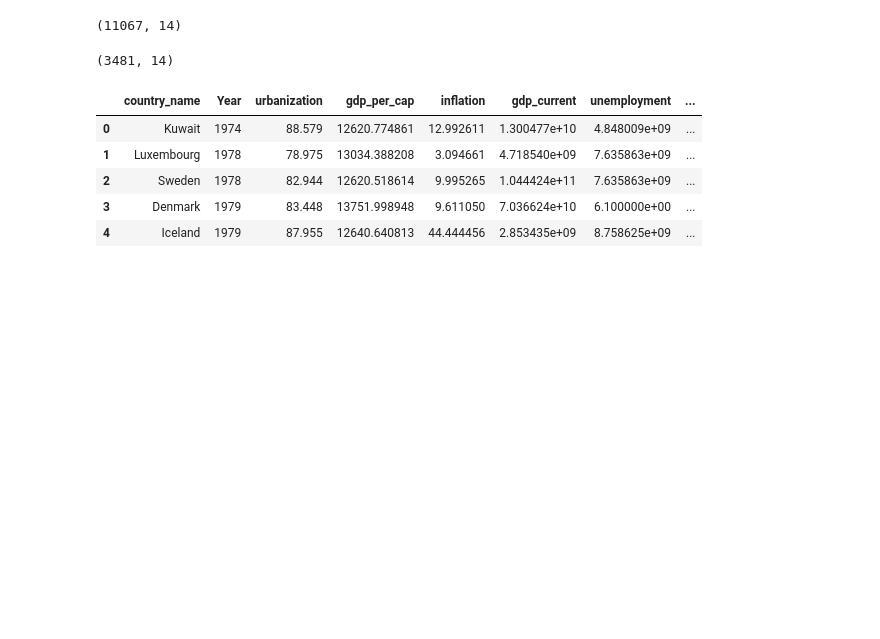
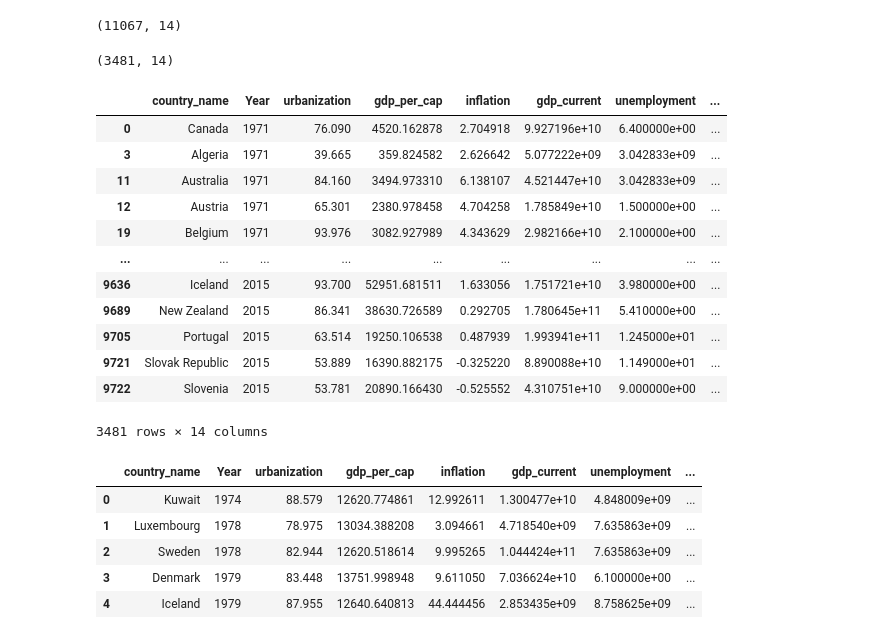
Before and after one commit to siddi582/GDPPredictor, a Jupyter notebook: GDP_forecast_ETL.ipynb, the cells around one changed output. Saved outputs shown, nothing was run; the diff lists cells and outputs as text; code cells hidden in the pictures; blank space fills up the shorter version.

```diff
--- a/GDP_forecast_ETL.ipynb
+++ b/GDP_forecast_ETL.ipynb
@@ -545,6 +545,22 @@ for col in merged_df.columns[2:]:
 print(merged_df.shape)
 # %% [output]
 (3481, 14)
+# %%
+merged_df
+# %% [output]
+|  | country_name | Year | urbanization | gdp_per_cap | inflation | gdp_current | unemployment | ... |
+| 0 | Canada | 1971 | 76.090 | 4520.162878 | 2.704918 | 9.927196e+10 | 6.400000e+00 | ... |
+| 3 | Algeria | 1971 | 39.665 | 359.824582 | 2.626642 | 5.077222e+09 | 3.042833e+09 | ... |
+| 11 | Australia | 1971 | 84.160 | 3494.973310 | 6.138107 | 4.521447e+10 | 3.042833e+09 | ... |
+| 12 | Austria | 1971 | 65.301 | 2380.978458 | 4.704258 | 1.785849e+10 | 1.500000e+00 | ... |
+| 19 | Belgium | 1971 | 93.976 | 3082.927989 | 4.343629 | 2.982166e+10 | 2.100000e+00 | ... |
+| ... | ... | ... | ... | ... | ... | ... | ... | ... |
+| 9636 | Iceland | 2015 | 93.700 | 52951.681511 | 1.633056 | 1.751721e+10 | 3.980000e+00 | ... |
+| 9689 | New Zealand | 2015 | 86.341 | 38630.726589 | 0.292705 | 1.780645e+11 | 5.410000e+00 | ... |
+| 9705 | Portugal | 2015 | 63.514 | 19250.106538 | 0.487939 | 1.993941e+11 | 1.245000e+01 | ... |
+| 9721 | Slovak Republic | 2015 | 53.889 | 16390.882175 | -0.325220 | 8.890088e+10 | 1.149000e+01 | ... |
+| 9722 | Slovenia | 2015 | 53.781 | 20890.166430 | -0.525552 | 4.310751e+10 | 9.000000e+00 | ... |
+3481 rows × 14 columns
 # %%
 # Create a dataframe for developped countries
 developed_df=merged_df[merged_df['gdp_per_cap'] > 12000]
```
Also changed, not shown: parts of 2 cells of this notebook, 1 other file.
